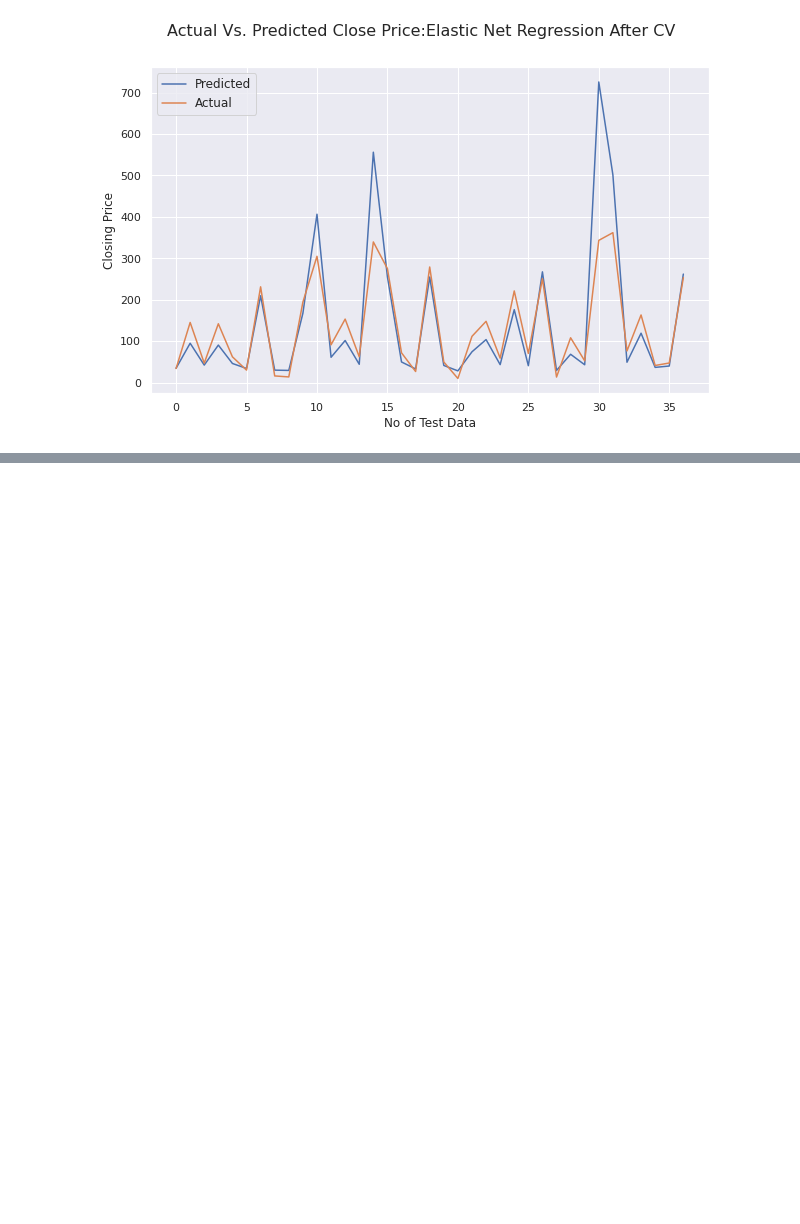
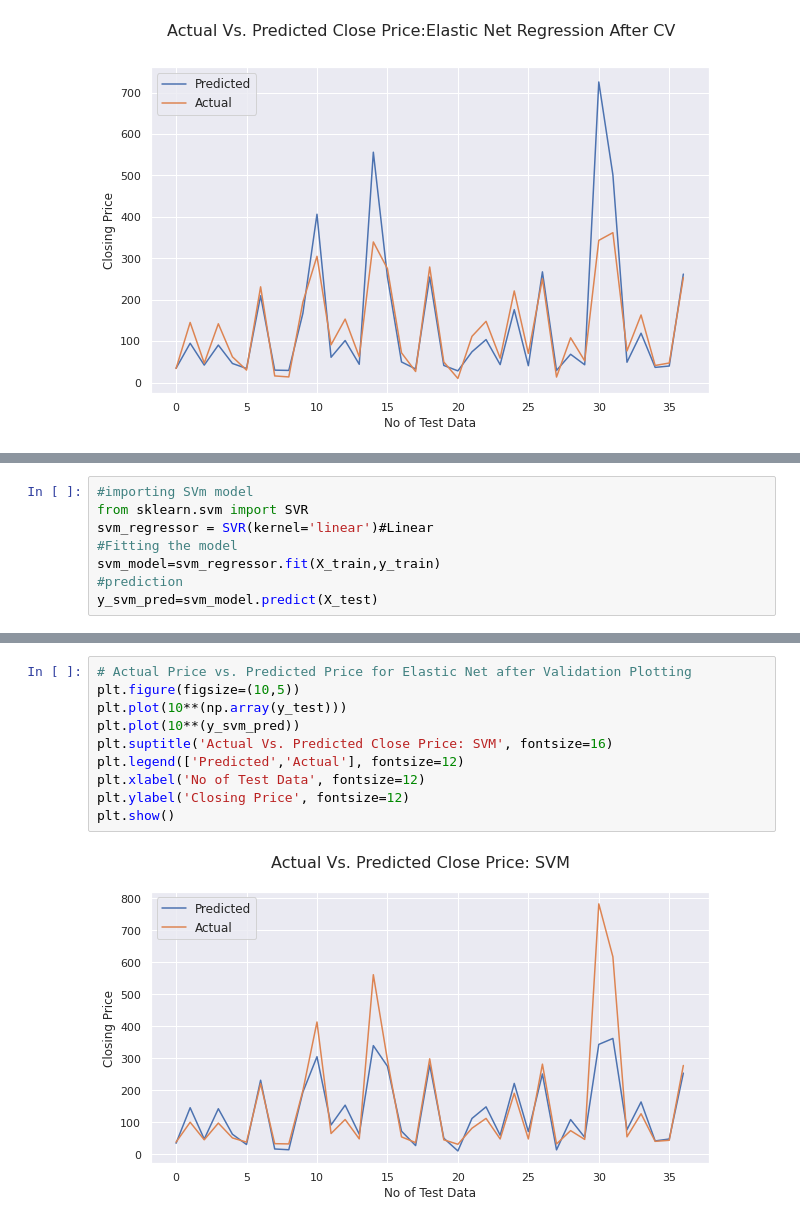
Before and after one commit to nagpureyogesh/capstone-2, a Jupyter notebook: Capstone_YesBank_Prediction.ipynb, the cells around one changed output, grey strips where cells are left out. Drawn from its saved outputs; the diff is of its cells as text; blank space fills up the shorter version.

```diff
--- a/Capstone_YesBank_Prediction.ipynb
+++ b/Capstone_YesBank_Prediction.ipynb
@@ -830,0 +834,8 @@ plt.show()
+# %%
+#importing SVm model
+from sklearn.svm import SVR
+svm_regressor = SVR(kernel='linear')#Linear
+#Fitting the model
+svm_model=svm_regressor.fit(X_train,y_train)
+#prediction
+y_svm_pred=svm_model.predict(X_test)
@@ -830,0 +855,12 @@ plt.show()
+# %%
+# Actual Price vs. Predicted Price for Elastic Net after Validation Plotting
+plt.figure(figsize=(10,5))
+plt.plot(10**(np.array(y_test)))
+plt.plot(10**(y_svm_pred))
+plt.suptitle('Actual Vs. Predicted Close Price: SVM', fontsize=16)
+plt.legend(['Predicted','Actual'], fontsize=12)
+plt.xlabel('No of Test Data', fontsize=12)
+plt.ylabel('Closing Price', fontsize=12)
+plt.show()
+# %% [output]
+[figure, added]
```
Also changed, not shown: parts of 2 cells of this notebook.
